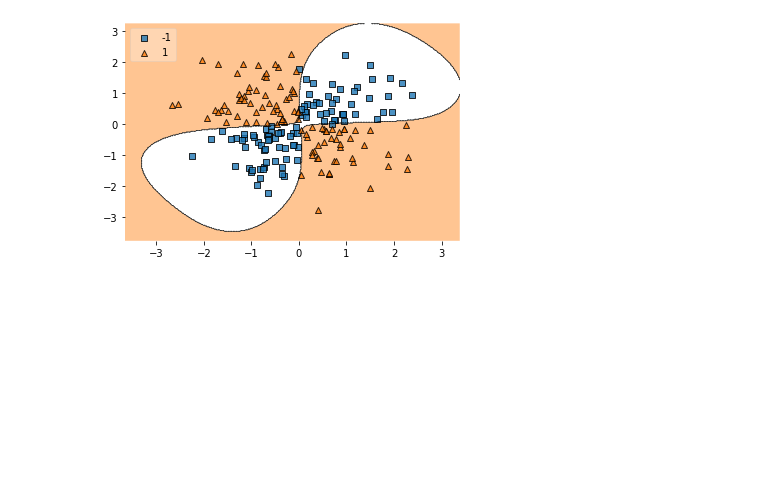
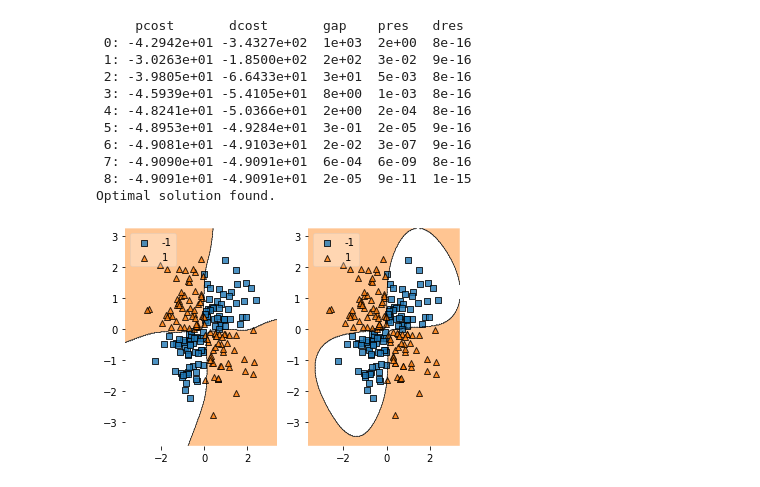
Before and after one commit to ryanirl/ml-basics, a Jupyter notebook: svm/SVM.ipynb, the cells around one changed output. Saved outputs shown, nothing was run; the diff lists cells and outputs as text; code cells hidden in the pictures; blank space fills up the shorter version.

```diff
--- a/svm/SVM.ipynb
+++ b/svm/SVM.ipynb
@@ -81,16 +158,27 @@ from mlxtend.plotting import plot_decision_regions
 # %%
-# This is the very easy way to impliment SVM with Gaussian Kernal and I plan on doing
-# a "from scratch" implimentation along with math behind some of it.
+# Create Dataset
 
-
-# Create Dataset
 # Copied this data set from this acticle:
 # https://towardsdatascience.com/how-to-learn-non-linear-separable-dataset-with-support-vector-machines-a7da21c6d987
+
+# --- Dataset 1 --- #
 np.random.seed(0)
 
 X = np.random.randn(200, 2)
 y = np.logical_xor(X[:, 0] > 0, X[:, 1] > 0)
 y = np.where(y, 1, -1)
 
-# If you want circular data points instead
+# y's are [0, 1] but we need [-1, 1]
+y[y == 0] = -1
+# ----------------- #
+
+# CVXOPT casts our type int 32 y variable to a float 64 which
+# makes in uncompatible for plotting through the MLxtend library
+y_int_32 = y
+
+# Conversion to float and sizing. The classifier goes haywire
+# without this addition
+y = y.reshape(-1,1) * 1.
+
+# If you want circle data points instead
 #X, y = make_circles()
@@ -102,8 +185,6 @@ clf = model.fit(X, y)
-# %%
-# The mlxtend library for plotting decision is amazing.
-
-plot_decision_regions(X=X, y=y, clf=clf, legend=2)
-
-plt.show()
-# %% [output]
-[figure, removed]
+# %%
+# HUGE OVERFITTING PROBLEM
+# SOLUTION: RAISE SIGMA VALUE
+
+def gaussian(x1, x2, sigma = 0.1, axis = 0):
+    return np.exp(-(np.linalg.norm(x1 - x2, axis=axis) ** 2) / (2.0 * (sigma ** 2.0)))
@@ -109,0 +257,29 @@ plt.show()
+# %%
+# Multiple Plots
+fig, (ax0, ax1) = plt.subplots(1, 2)
+
+# My Implimentation
+model = SVM()
+model.fit(X, y)
+plot_decision_regions(X, y_int_32, clf=model, legend=2, ax=ax0)
+
+# sklearn Implimentation
+sklearn_model = SVC(kernel='rbf')
+sklearn_model.fit(X, y_int_32)
+plot_decision_regions(X, y_int_32, clf=sklearn_model, legend=2, ax=ax1)
+
+# SHOW PLOT
+plt.show()
+# %% [output]
+     pcost       dcost       gap    pres   dres
+ 0: -4.2942e+01 -3.4327e+02  1e+03  2e+00  8e-16
+ 1: -3.0263e+01 -1.8500e+02  2e+02  3e-02  9e-16
+ 2: -3.9805e+01 -6.6433e+01  3e+01  5e-03  8e-16
+ 3: -4.5939e+01 -5.4105e+01  8e+00  1e-03  8e-16
+ 4: -4.8241e+01 -5.0366e+01  2e+00  2e-04  8e-16
+ 5: -4.8953e+01 -4.9284e+01  3e-01  2e-05  9e-16
+ 6: -4.9081e+01 -4.9103e+01  2e-02  3e-07  9e-16
+ 7: -4.9090e+01 -4.9091e+01  6e-04  6e-09  8e-16
+ 8: -4.9091e+01 -4.9091e+01  2e-05  9e-11  1e-15
+Optimal solution found.
+[figure, added]
```
Also changed, not shown: parts of 11 cells of this notebook, 2 other files.
